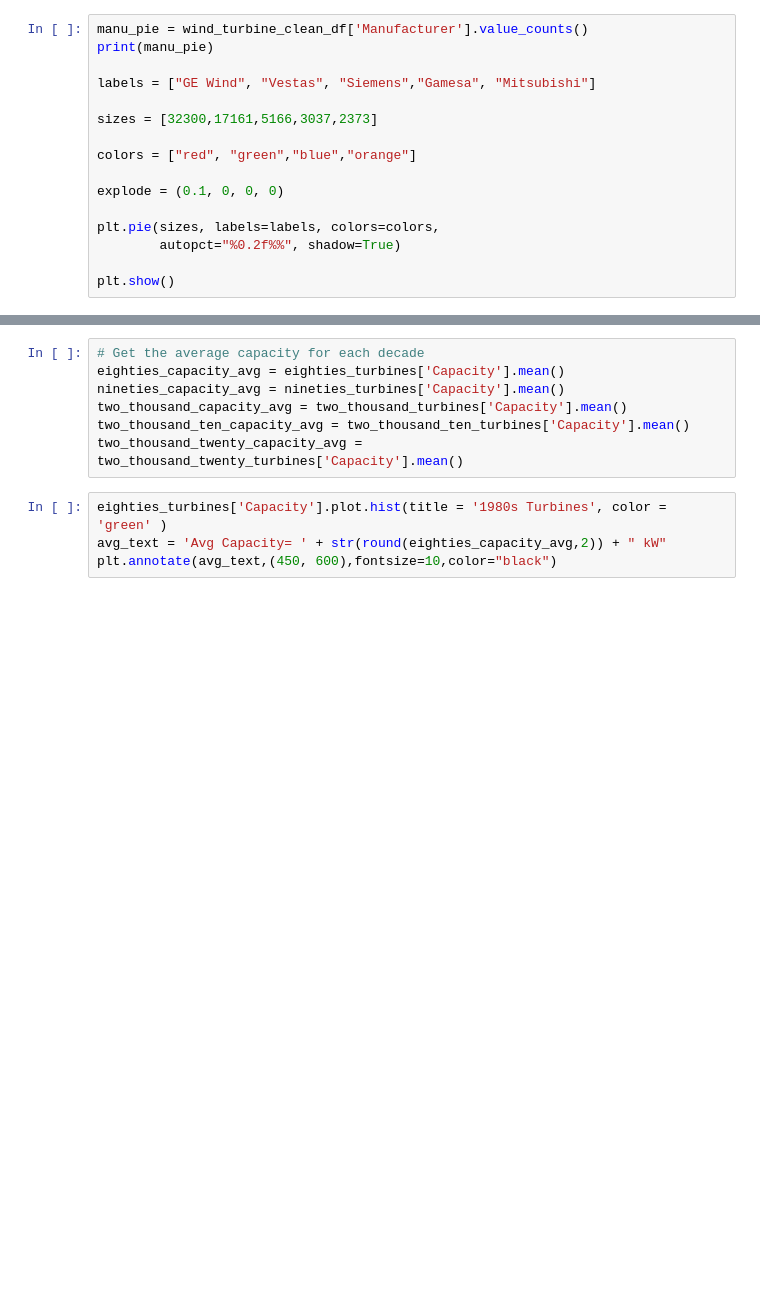
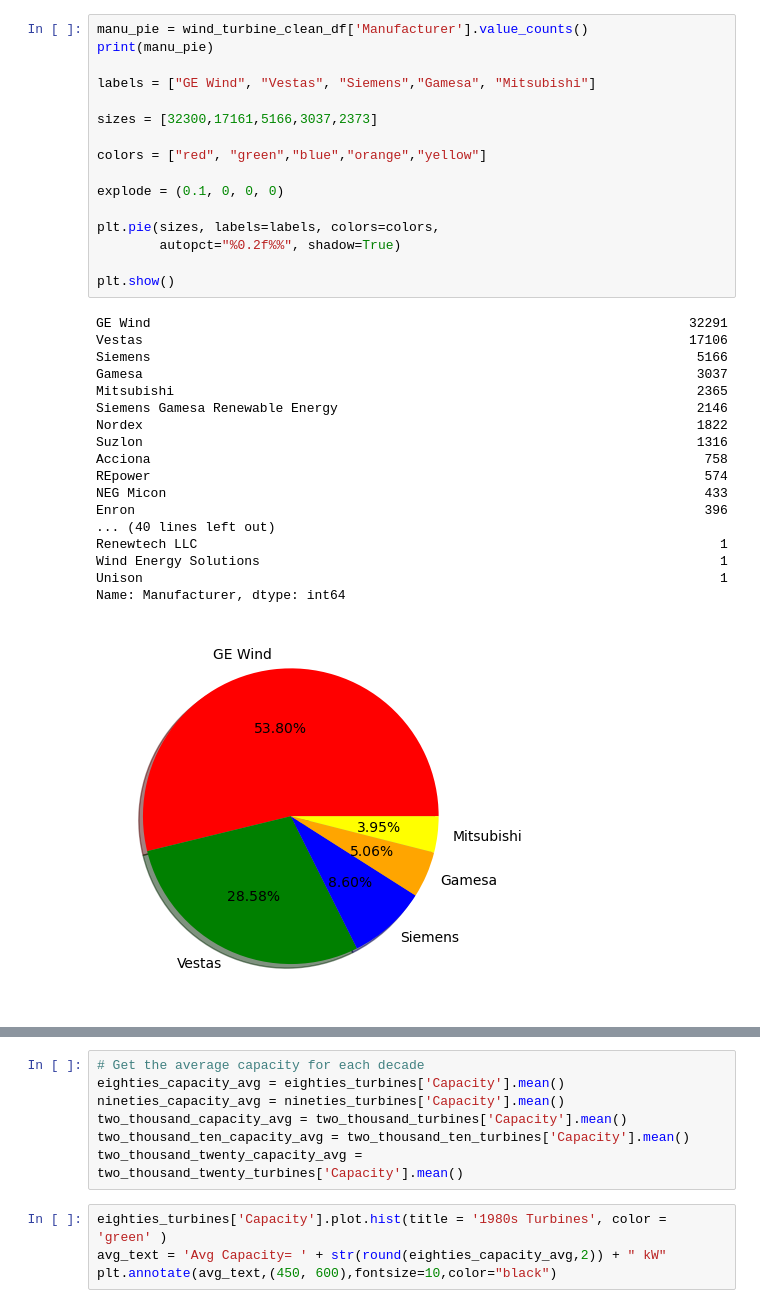
Before and after one commit to Sasterk/WindTurbineProject, a Jupyter notebook: project1_final.ipynb, the cells around one changed output, grey strips where cells are left out. Saved outputs shown, nothing was run; the diff lists cells and outputs as text; blank space fills up the shorter version.

```diff
--- a/project1_final.ipynb
+++ b/project1_final.ipynb
@@ -86,19 +144,38 @@ plt.tight_layout()
 # %%
 manu_pie = wind_turbine_clean_df['Manufacturer'].value_counts()
 print(manu_pie)
 
 labels = ["GE Wind", "Vestas", "Siemens","Gamesa", "Mitsubishi"]
 
 sizes = [32300,17161,5166,3037,2373]
 
-colors = ["red", "green","blue","orange"]
+colors = ["red", "green","blue","orange","yellow"]
 
 explode = (0.1, 0, 0, 0)
 
 plt.pie(sizes, labels=labels, colors=colors,
         autopct="%0.2f%%", shadow=True)
 
 plt.show()
+# %% [output]
+GE Wind                                                                     32291
+Vestas                                                                      17106
+Siemens                                                                      5166
+Gamesa                                                                       3037
+Mitsubishi                                                                   2365
+Siemens Gamesa Renewable Energy                                              2146
+Nordex                                                                       1822
+Suzlon                                                                       1316
+Acciona                                                                       758
+REpower                                                                       574
+NEG Micon                                                                     433
+Enron                                                                         396
+... (40 lines left out)
+Renewtech LLC                                                                   1
+Wind Energy Solutions                                                           1
+Unison                                                                          1
+Name: Manufacturer, dtype: int64
+[figure, added]
 # %%
 def autopct(pct):
     return ('%.2f' % pct) if pct > 2 else ''
```
Also changed, not shown: parts of 37 cells of this notebook.
